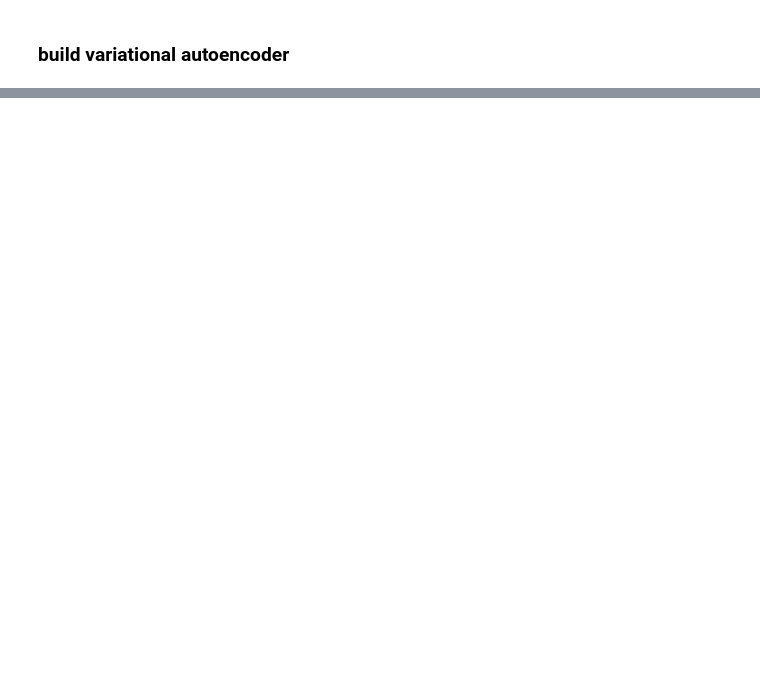
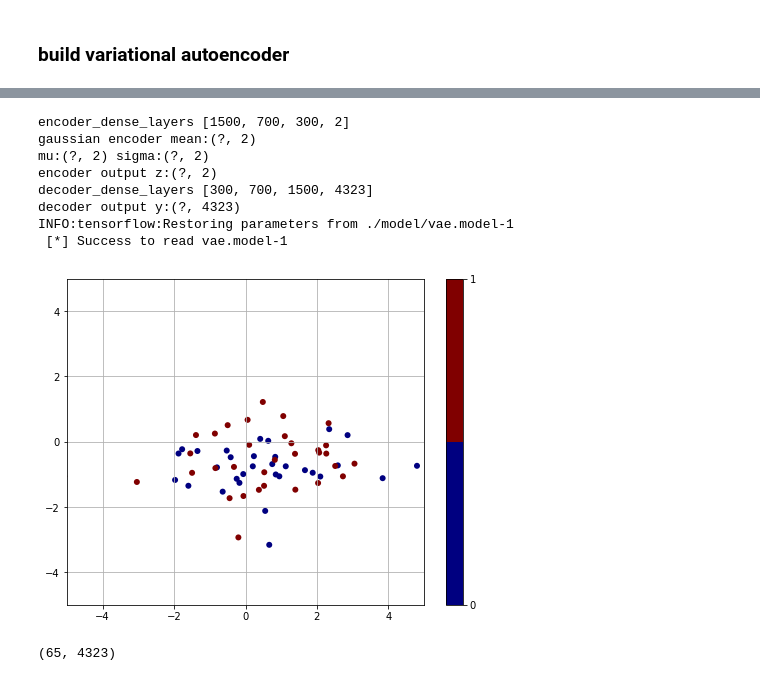
Before and after one commit to ai-mrkogao/deeplearning, a Jupyter notebook: VAE(time series data).ipynb, the cells around one changed output, grey strips where cells are left out. Drawn from its saved outputs; the diff is of its cells as text; code cells hidden in the pictures; blank space fills up the shorter version.

```diff
--- a/VAE(time series data).ipynb
+++ b/VAE(time series data).ipynb
@@ -104,9 +124,11 @@ class vae:
         self.decoded = self.sample_decoder(self.z_in, self.dim_out)
 
         self.train_op = tf.train.AdamOptimizer(self.lrate).minimize(self.loss)
+        self.neg_marginal_likelihood = -1*self.marginal_likelihood
 
         self.global_step = tf.Variable(0, name='global_step',trainable=False)
         self.saver = tf.train.Saver(max_to_keep=1)
+
 
     def save(self, step):
         model_name = self.model_name + ".model"
@@ -209,6 +231,3 @@ class vae:
 
 
         return y
-# %%
-train_total_data, train_size, _, _, test_data, test_labels = mnist_data.prepare_MNIST_data()
-n_samples = train_size
@@ -410,0 +326,45 @@ input:x_PMLR: (5000, 784) z_PMLR: (5000, 2)
+# %%
+
+with tf.Session() as sess:
+    learning_rate= 0.0005
+    dense_layers = [1500,700,300]
+    dense_funcs = ['elu','elu','tanh']
+    dim_z = 2#20 # latent vector size
+    dim_out = np_train.shape[1]
+
+
+    autoencoder = vae(sess,learning_rate,dense_layers,dense_funcs,dim_z,dim_out)
+    autoencoder.load()
+
+    sess.run(tf.global_variables_initializer(), feed_dict={autoencoder.keep_prob : 0.9})
+
+    PMLR = True
+    ADD_NOISE = True
+    if PMLR and dim_z == 2:
+
+        # Plot for manifold learning result
+#         PMLR = plot_utils.Plot_Manifold_Learning_Result('./results/time', PMLR_n_img_x, PMLR_n_img_y, IMAGE_SIZE_MNIST, IMAGE_SIZE_MNIST, PMLR_resize_factor, PMLR_z_range)
+
+#         x_PMLR = np_train
+#         id_PMLR = df_train['id'].values
+#         nb_classes = 4
+#         targets = id_PMLR
+#         one_hot_targets = np.eye(nb_classes)[targets]
+        x_PMLR = np_new
+
+        if ADD_NOISE:
+            x_PMLR = x_PMLR * np.random.randint(2, size=x_PMLR.shape)
+            x_PMLR += np.random.randint(2, size=x_PMLR.shape)
+
+        z_PMLR = sess.run(autoencoder.z, feed_dict={autoencoder.x_hat: x_PMLR, autoencoder.keep_prob : 1})
+        save_scattered_image(z_PMLR,one_hot_targets, name="/PMLR_map_stock.jpg")
+# %% [output]
+encoder_dense_layers [1500, 700, 300, 2]
+gaussian encoder mean:(?, 2)
+mu:(?, 2) sigma:(?, 2)
+encoder output z:(?, 2)
+decoder_dense_layers [300, 700, 1500, 4323]
+decoder output y:(?, 4323)
+INFO:tensorflow:Restoring parameters from ./model/vae.model-1
+ [*] Success to read vae.model-1
+[figure, added]
@@ -410,0 +380,7 @@ input:x_PMLR: (5000, 784) z_PMLR: (5000, 2)
+# %%
+# id1 = id1.values
+# type(id1)
+np_new = np.concatenate((np_train[id1],np_train[id3]),axis=0)
+np_new.shape
+# %% [output]
+(65, 4323)
```
Also changed, not shown: parts of 10 cells of this notebook, 3 other files.
